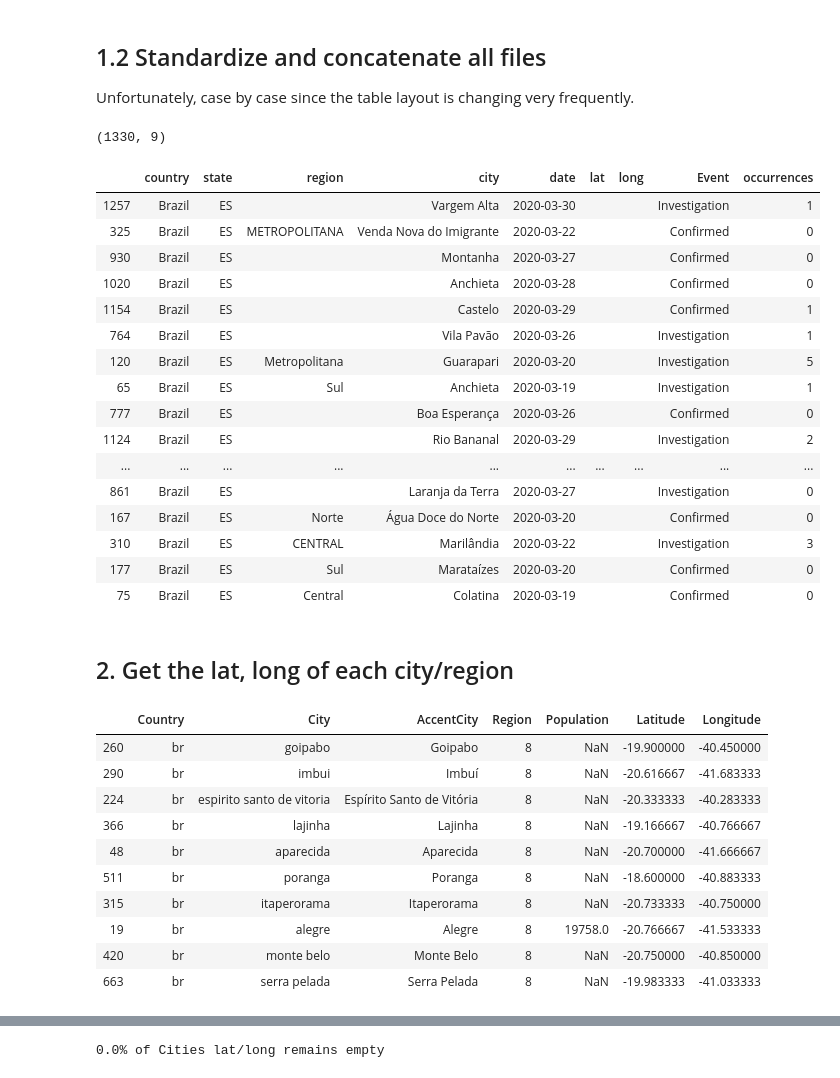
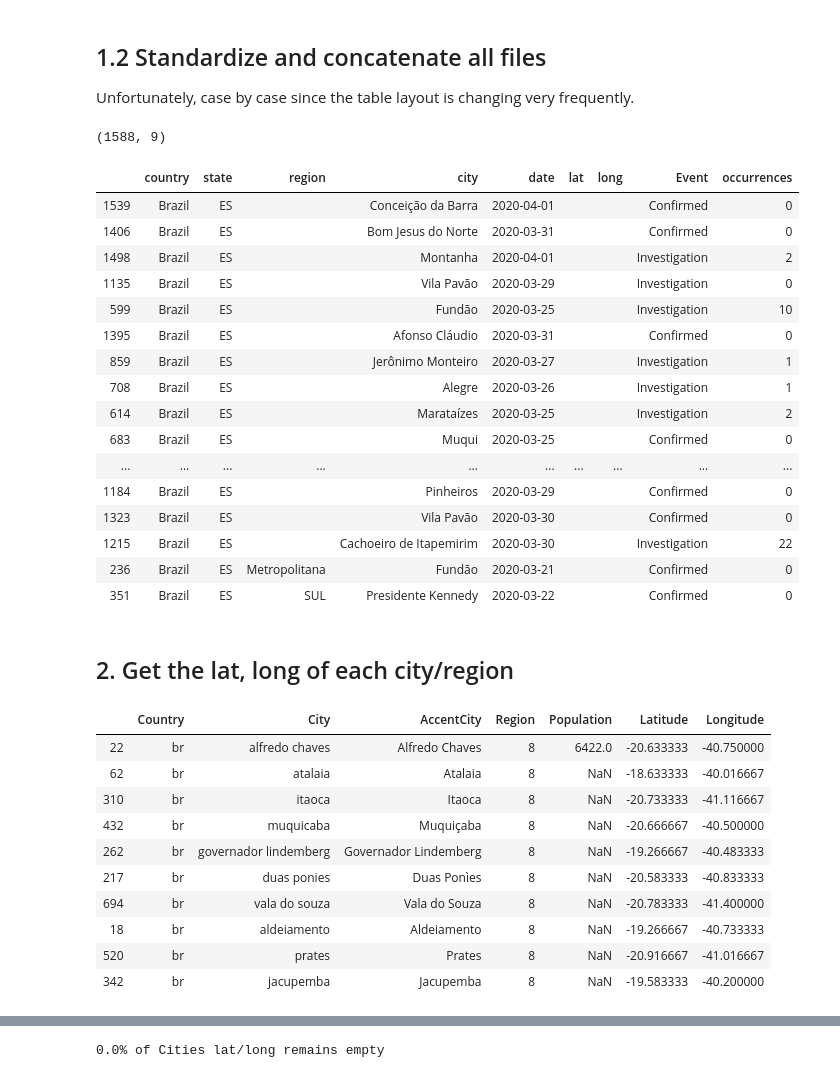
Before and after one commit to FabricioMatos/map-covid-19-es, a Jupyter notebook: 01-covid-19-map.ipynb, the cells around one changed output, grey strips where cells are left out. Drawn from its saved outputs; the diff is of its cells as text; code cells hidden in the pictures.

```diff
--- a/01-covid-19-map.ipynb
+++ b/01-covid-19-map.ipynb
@@ -241,6 +243,8 @@ def clear_occurrences(value):
     value = value.replace('60 + 1*', '61')
     value = value.replace('71\xa0+ 1*', '72')
     value = value.replace('84\xa0+ 1*', '85')
+    value = value.replace('96\xa0+ 1*', '97')
+
 
     if value == '':
         value = '0'
@@ -258,51 +262,51 @@ def standardize_dataset(dfs):
         elif day in ['20200322']:
             df_day = process_region_city_and_zone(dfs[day], day)
             dfs_std = dfs_std + [df_day]
         elif day in ['20200323', '20200324', '20200325']:
             df_day = process_city_only(dfs[day], day)
             dfs_std = dfs_std + [df_day]
-        elif day in ['20200326', '20200327', '20200328', '20200329', '20200330']:
+        elif day in ['20200326', '20200327', '20200328', '20200329', '20200330', '20200331', '20200401']:
             df_day = process_city_only_20200326(dfs[day], day)
             dfs_std = dfs_std + [df_day]
 
     df = pd.concat(dfs_std)
 
     df['city'] = df['city'].apply(lambda c: clear(c))
     df['region'] = df['region'].apply(lambda c: clear(c))
     df['occurrences'] = df['occurrences'].apply(lambda c: clear_occurrences(c))
 
 
     df = df[~df.city.str.startswith('TOTAL')]
     df = df[~df.city.str.startswith('Total')]
     df = df[~df.region.str.startswith('TOTAL')]
     df = df[~df.region.str.startswith('Total')]
     df['occurrences'].fillna('0', inplace=True)
     df.fillna('', inplace=True)
     return df.copy().reset_index(drop=True)
 
 df = standardize_dataset(dfs)
 df.to_csv('./data/prepared_dataset.csv', index=False)
 print(df.shape)
 df.sample(20, random_state=1)
 # %% [output]
-(1330, 9)
+(1588, 9)
 |  | country | state | region | city | date | lat | long | Event | occurrences |
-| 1257 | Brazil | ES |  | Vargem Alta | 2020-03-30 |  |  | Investigation | 1 |
-| 325 | Brazil | ES | METROPOLITANA | Venda Nova do Imigrante | 2020-03-22 |  |  | Confirmed | 0 |
-| 930 | Brazil | ES |  | Montanha | 2020-03-27 |  |  | Confirmed | 0 |
-| 1020 | Brazil | ES |  | Anchieta | 2020-03-28 |  |  | Confirmed | 0 |
-| 1154 | Brazil | ES |  | Castelo | 2020-03-29 |  |  | Confirmed | 1 |
-| 764 | Brazil | ES |  | Vila Pavão | 2020-03-26 |  |  | Investigation | 1 |
-| 120 | Brazil | ES | Metropolitana | Guarapari | 2020-03-20 |  |  | Investigation | 5 |
-| 65 | Brazil | ES | Sul | Anchieta | 2020-03-19 |  |  | Investigation | 1 |
-| 777 | Brazil | ES |  | Boa Esperança | 2020-03-26 |  |  | Confirmed | 0 |
-| 1124 | Brazil | ES |  | Rio Bananal | 2020-03-29 |  |  | Investigation | 2 |
+| 1539 | Brazil | ES |  | Conceição da Barra | 2020-04-01 |  |  | Confirmed | 0 |
+| 1406 | Brazil | ES |  | Bom Jesus do Norte | 2020-03-31 |  |  | Confirmed | 0 |
+| 1498 | Brazil | ES |  | Montanha | 2020-04-01 |  |  | Investigation | 2 |
+| 1135 | Brazil | ES |  | Vila Pavão | 2020-03-29 |  |  | Investigation | 0 |
+| 599 | Brazil | ES |  | Fundão | 2020-03-25 |  |  | Investigation | 10 |
+| 1395 | Brazil | ES |  | Afonso Cláudio | 2020-03-31 |  |  | Confirmed | 0 |
+| 859 | Brazil | ES |  | Jerônimo Monteiro | 2020-03-27 |  |  | Investigation | 1 |
+| 708 | Brazil | ES |  | Alegre | 2020-03-26 |  |  | Investigation | 1 |
+| 614 | Brazil | ES |  | Marataízes | 2020-03-25 |  |  | Investigation | 2 |
+| 683 | Brazil | ES |  | Muqui | 2020-03-25 |  |  | Confirmed | 0 |
 | ... | ... | ... | ... | ... | ... | ... | ... | ... | ... |
-| 861 | Brazil | ES |  | Laranja da Terra | 2020-03-27 |  |  | Investigation | 0 |
-| 167 | Brazil | ES | Norte | Água Doce do Norte | 2020-03-20 |  |  | Confirmed | 0 |
-| 310 | Brazil | ES | CENTRAL | Marilândia | 2020-03-22 |  |  | Investigation | 3 |
-| 177 | Brazil | ES | Sul | Marataízes | 2020-03-20 |  |  | Confirmed | 0 |
-| 75 | Brazil | ES | Central | Colatina | 2020-03-19 |  |  | Confirmed | 0 |
+| 1184 | Brazil | ES |  | Pinheiros | 2020-03-29 |  |  | Confirmed | 0 |
+| 1323 | Brazil | ES |  | Vila Pavão | 2020-03-30 |  |  | Confirmed | 0 |
+| 1215 | Brazil | ES |  | Cachoeiro de Itapemirim | 2020-03-30 |  |  | Investigation | 22 |
+| 236 | Brazil | ES | Metropolitana | Fundão | 2020-03-21 |  |  | Confirmed | 0 |
+| 351 | Brazil | ES | SUL | Presidente Kennedy | 2020-03-22 |  |  | Confirmed | 0 |
 # %% [markdown]
 ## 2. Get the lat, long of each city/region
 # %%
@@ -319,19 +323,21 @@ df_cities_se.loc[len(df_cities_se)] = [
     'br', 'atilio vivacqua', 'Atílio Vivácqua', 8, float('nan'), -20.9171, -41.1942]
 df_cities_se.loc[len(df_cities_se)] = [
     'br', 'pedro canario', 'Pedro Canário', 8, float('nan'), -18.3011, -39.9572]
+df_cities_se.loc[len(df_cities_se)] = [
+    'br', 'sooretama', 'Sooretama', 8, float('nan'), -19.1899, -40.0977]
 df_cities_se.sample(10)
 # %% [output]
 |  | Country | City | AccentCity | Region | Population | Latitude | Longitude |
-| 260 | br | goipabo | Goipabo | 8 | NaN | -19.900000 | -40.450000 |
-| 290 | br | imbui | Imbuí | 8 | NaN | -20.616667 | -41.683333 |
-| 224 | br | espirito santo de vitoria | Espírito Santo de Vitória | 8 | NaN | -20.333333 | -40.283333 |
-| 366 | br | lajinha | Lajinha | 8 | NaN | -19.166667 | -40.766667 |
-| 48 | br | aparecida | Aparecida | 8 | NaN | -20.700000 | -41.666667 |
-| 511 | br | poranga | Poranga | 8 | NaN | -18.600000 | -40.883333 |
-| 315 | br | itaperorama | Itaperorama | 8 | NaN | -20.733333 | -40.750000 |
-| 19 | br | alegre | Alegre | 8 | 19758.0 | -20.766667 | -41.533333 |
-| 420 | br | monte belo | Monte Belo | 8 | NaN | -20.750000 | -40.850000 |
-| 663 | br | serra pelada | Serra Pelada | 8 | NaN | -19.983333 | -41.033333 |
+| 22 | br | alfredo chaves | Alfredo Chaves | 8 | 6422.0 | -20.633333 | -40.750000 |
+| 62 | br | atalaia | Atalaia | 8 | NaN | -18.633333 | -40.016667 |
+| 310 | br | itaoca | Itaoca | 8 | NaN | -20.733333 | -41.116667 |
+| 432 | br | muquicaba | Muquiçaba | 8 | NaN | -20.666667 | -40.500000 |
+| 262 | br | governador lindemberg | Governador Lindemberg | 8 | NaN | -19.266667 | -40.483333 |
+| 217 | br | duas ponies | Duas Ponìes | 8 | NaN | -20.583333 | -40.833333 |
+| 694 | br | vala do souza | Vala do Souza | 8 | NaN | -20.783333 | -41.400000 |
+| 18 | br | aldeiamento | Aldeiamento | 8 | NaN | -19.266667 | -40.733333 |
+| 520 | br | prates | Prates | 8 | NaN | -20.916667 | -41.016667 |
+| 342 | br | jacupemba | Jacupemba | 8 | NaN | -19.583333 | -40.200000 |
 # %%
 # quickly re-execute the code below without loading/processing the dataset again (useful for development)
 df_bkp = df.copy()
```
Also changed, not shown: parts of 18 cells of this notebook, 11 other files.
